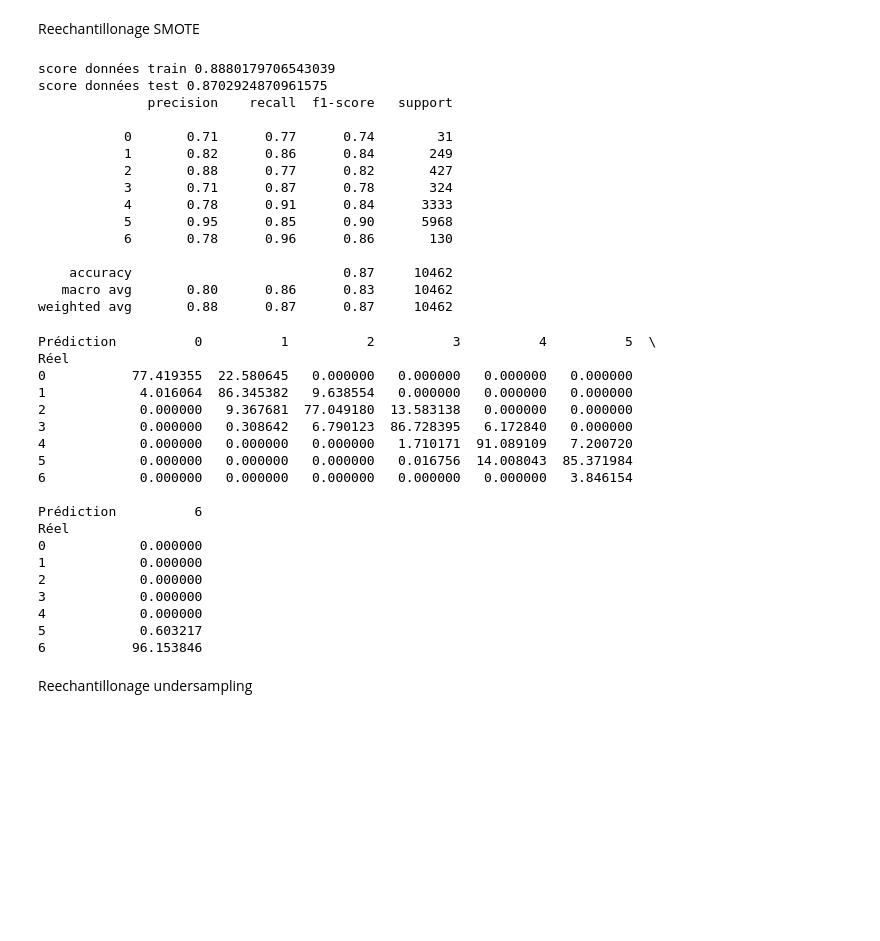
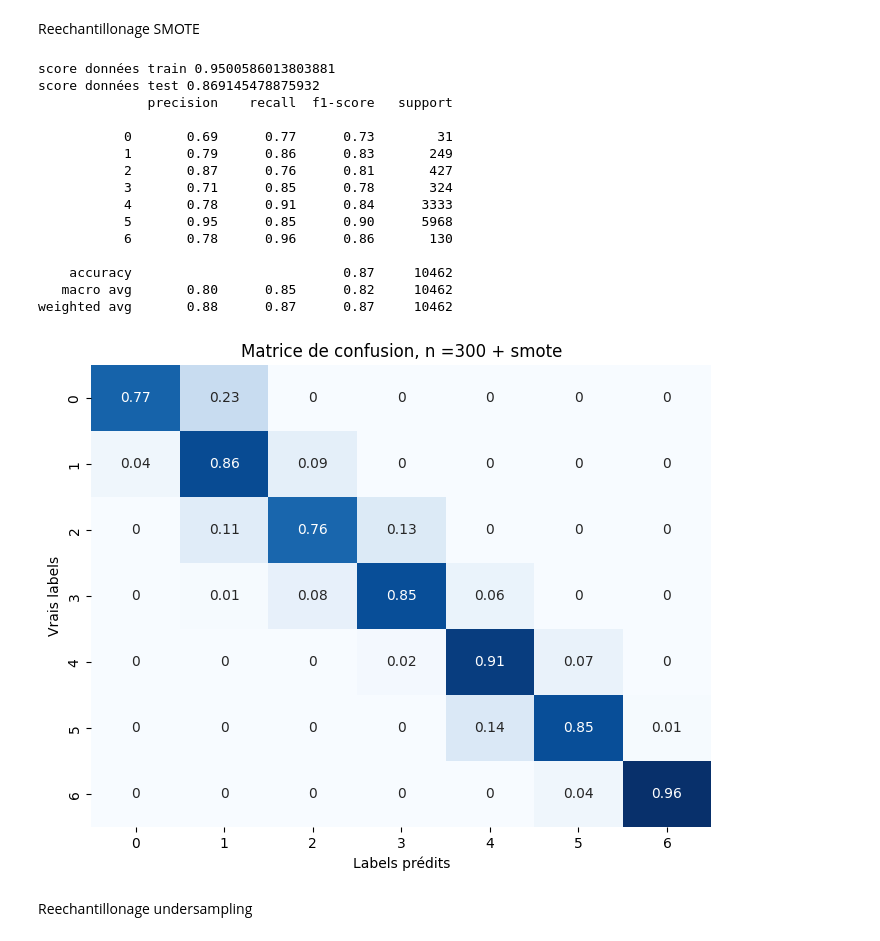
Before and after one commit to DataScientest-Studio/dec24_bds_co2, a Jupyter notebook: notebooks/Premiers_modeles.ipynb, the cells around one changed output. Saved outputs shown, nothing was run; the diff lists cells and outputs as text; code cells hidden in the pictures; blank space fills up the shorter version.

```diff
--- a/notebooks/Premiers_modeles.ipynb
+++ b/notebooks/Premiers_modeles.ipynb
@@ -351,65 +300,47 @@ Reechantillonage SMOTE
 # %%
 from imblearn.over_sampling import SMOTE
 
 smote = SMOTE()
 
 X_train_smote, y_train_smote = smote.fit_resample(X_train_scaled, y_train)
 
 
 model = RandomForestClassifier(n_estimators=300, random_state=42)
 model.fit(X_train_smote, y_train_smote)
 
 # Prediction
 y_pred = model.predict(X_test_scaled)
 
 # Résultats
-print('score données train', model.score(X_train_scaled, y_train))
+print('score données train', model.score(X_train_smote, y_train_smote))
 print('score données test', model.score(X_test_scaled, y_test))
 print(classification_report(y_test, y_pred))
+
+cnf_matrix = confusion_matrix(y_test, y_pred, normalize='true').round(2)
+
+plt.figure(figsize=(8, 6))
+plt.title("Matrice de confusion, n =300 + smote")
+sns.heatmap(cnf_matrix, cmap='Blues', annot=True, cbar=False)
+plt.ylabel('Vrais labels')
+plt.xlabel('Labels prédits')
+plt.show()
 # %% [output]
-score données train 0.8880179706543039
-score données test 0.8702924870961575
+score données train 0.9500586013803881
+score données test 0.869145478875932
               precision    recall  f1-score   support
 
-           0       0.71      0.77      0.74        31
-           1       0.82      0.86      0.84       249
-           2       0.88      0.77      0.82       427
-           3       0.71      0.87      0.78       324
+           0       0.69      0.77      0.73        31
+           1       0.79      0.86      0.83       249
+           2       0.87      0.76      0.81       427
+           3       0.71      0.85      0.78       324
            4       0.78      0.91      0.84      3333
            5       0.95      0.85      0.90      5968
            6       0.78      0.96      0.86       130
 
     accuracy                           0.87     10462
-   macro avg       0.80      0.86      0.83     10462
+   macro avg       0.80      0.85      0.82     10462
 weighted avg       0.88      0.87      0.87     10462
+[figure, added]
-# %%
-# Matrice de confusion
-conf_matrix = pd.crosstab(y_test, y_pred, rownames=['Réel'], colnames=['Prédiction'], dropna=False)
-
-# Calculer les pourcentages par ligne
-conf_matrix_percentage = conf_matrix.div(conf_matrix.sum(axis=1), axis=0) * 100
-
-print(conf_matrix_percentage)
-# %% [output]
-Prédiction          0          1          2          3          4          5  \
-Réel
-0           77.419355  22.580645   0.000000   0.000000   0.000000   0.000000
-1            4.016064  86.345382   9.638554   0.000000   0.000000   0.000000
-2            0.000000   9.367681  77.049180  13.583138   0.000000   0.000000
-3            0.000000   0.308642   6.790123  86.728395   6.172840   0.000000
-4            0.000000   0.000000   0.000000   1.710171  91.089109   7.200720
-5            0.000000   0.000000   0.000000   0.016756  14.008043  85.371984
-6            0.000000   0.000000   0.000000   0.000000   0.000000   3.846154
-
-Prédiction          6
-Réel
-0            0.000000
-1            0.000000
-2            0.000000
-3            0.000000
-4            0.000000
-5            0.603217
-6           96.153846
 # %% [markdown]
 Reechantillonage undersampling
 # %%
```
Also changed, not shown: parts of 16 cells of this notebook.
